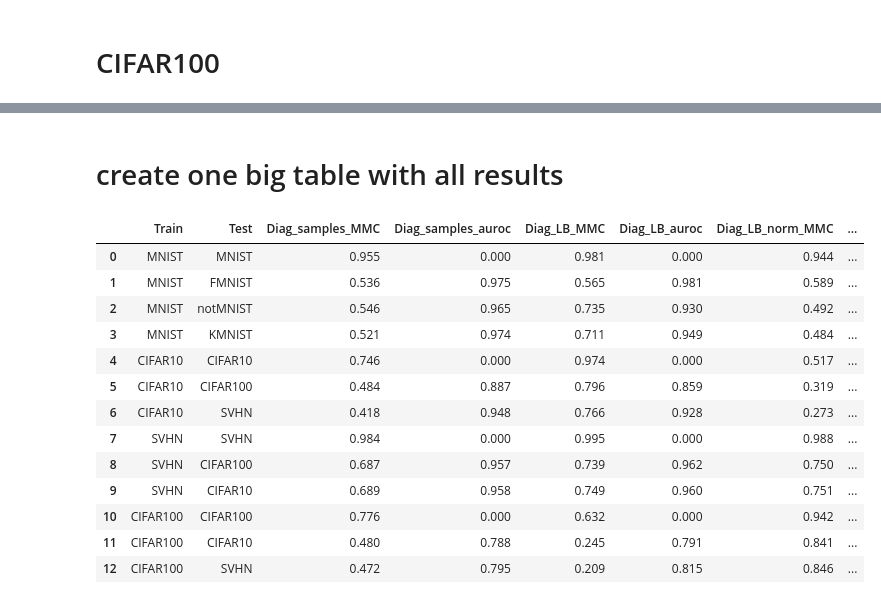
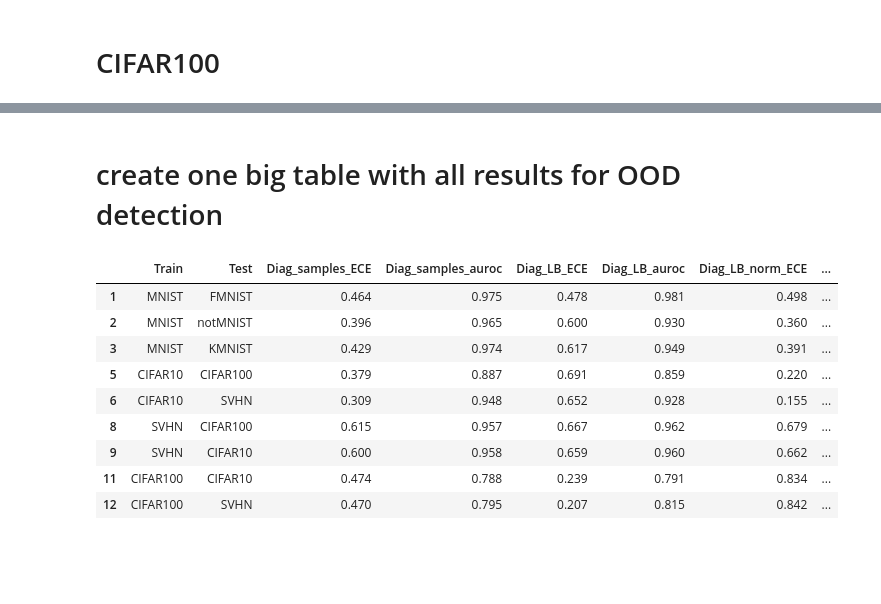
Before and after one commit to mariushobbhahn/LB_for_BNNs_official, a Jupyter notebook: Experiment_results/Analyse_results.ipynb, the cells around one changed output, grey strips where cells are left out. Drawn from its saved outputs; the diff is of its cells as text; code cells hidden in the pictures; blank space fills up the shorter version.

```diff
--- a/Experiment_results/Analyse_results.ipynb
+++ b/Experiment_results/Analyse_results.ipynb
@@ -283,12 +349,31 @@ data_SVHN = np.array([
     [df_SVHN['Diag_samples_MMC_in'].mean(), df_SVHN['Diag_samples_MMC_CIFAR100'].mean(),
      df_SVHN['Diag_samples_MMC_CIFAR10'].mean()],
     [0, df_SVHN['Diag_samples_AUROC_CIFAR100'].mean(), df_SVHN['Diag_samples_AUROC_CIFAR10'].mean()],
+    [df_SVHN['Diag_samples_NLL_in'].mean(), df_SVHN['Diag_samples_NLL_CIFAR100'].mean(),
+     df_SVHN['Diag_samples_NLL_CIFAR10'].mean()],
+    [df_SVHN['Diag_samples_ECE_in'].mean(), df_SVHN['Diag_samples_ECE_CIFAR100'].mean(),
+     df_SVHN['Diag_samples_ECE_CIFAR10'].mean()],
     [df_SVHN['Diag_LB_MMC_in'].mean(), df_SVHN['Diag_LB_MMC_CIFAR100'].mean(),
      df_SVHN['Diag_LB_MMC_CIFAR10'].mean()],
     [0, df_SVHN['Diag_LB_AUROC_CIFAR100'].mean(), df_SVHN['Diag_LB_AUROC_CIFAR10'].mean()],
+    [df_SVHN['Diag_LB_NLL_in'].mean(), df_SVHN['Diag_LB_NLL_CIFAR100'].mean(),
+     df_SVHN['Diag_LB_NLL_CIFAR10'].mean()],
+    [df_SVHN['Diag_LB_ECE_in'].mean(), df_SVHN['Diag_LB_ECE_CIFAR100'].mean(),
+     df_SVHN['Diag_LB_ECE_CIFAR10'].mean()],
     [df_SVHN['Diag_LB_norm_MMC_in'].mean(), df_SVHN['Diag_LB_norm_MMC_CIFAR100'].mean(),
      df_SVHN['Diag_LB_norm_MMC_CIFAR10'].mean()],
     [0, df_SVHN['Diag_LB_norm_AUROC_CIFAR100'].mean(), df_SVHN['Diag_LB_norm_AUROC_CIFAR10'].mean()],
+    [df_SVHN['Diag_LB_norm_NLL_in'].mean(), df_SVHN['Diag_LB_norm_NLL_CIFAR100'].mean(),
+     df_SVHN['Diag_LB_norm_NLL_CIFAR10'].mean()],
+    [df_SVHN['Diag_LB_norm_ECE_in'].mean(), df_SVHN['Diag_LB_norm_ECE_CIFAR100'].mean(),
+     df_SVHN['Diag_LB_norm_ECE_CIFAR10'].mean()],
+    [df_SVHN['Diag_PROBIT_MMC_in'].mean(), df_SVHN['Diag_PROBIT_MMC_CIFAR100'].mean(),
+     df_SVHN['Diag_PROBIT_MMC_CIFAR10'].mean()],
+    [0, df_SVHN['Diag_PROBIT_AUROC_CIFAR100'].mean(), df_SVHN['Diag_PROBIT_AUROC_CIFAR10'].mean()],
+    [df_SVHN['Diag_PROBIT_NLL_in'].mean(), df_SVHN['Diag_PROBIT_NLL_CIFAR100'].mean(),
+     df_SVHN['Diag_PROBIT_NLL_CIFAR10'].mean()],
+    [df_SVHN['Diag_PROBIT_ECE_in'].mean(), df_SVHN['Diag_PROBIT_ECE_CIFAR100'].mean(),
+     df_SVHN['Diag_PROBIT_ECE_CIFAR10'].mean()],
 #     [df_SVHN['Diag_EMK_MMC_in'].mean(), df_SVHN['Diag_EMK_MMC_CIFAR100'].mean(),
 #      df_SVHN['Diag_EMK_MMC_CIFAR10'].mean()],
 #     [0, df_SVHN['Diag_EMK_AUROC_CIFAR100'].mean(), df_SVHN['Diag_EMK_AUROC_CIFAR10'].mean()],
@@ -298,11 +383,10 @@ data_SVHN = np.array([
 ]).T
 
 df_diag_SVHN = pd.DataFrame(data_SVHN, columns=[
-    "Diag_samples_MMC", "Diag_samples_auroc",
-    "Diag_LB_MMC", "Diag_LB_auroc",
-    "Diag_LB_norm_MMC", "Diag_LB_norm_auroc",
-#     "Diag_EMK_MMC", "Diag_EMK_auroc",
-#     "Diag_SODPP_MMC", "Diag_SODPP_auroc"
+    "Diag_samples_MMC", "Diag_samples_auroc", "Diag_samples_NLL", "Diag_samples_ECE",
+    "Diag_LB_MMC", "Diag_LB_auroc", "Diag_LB_NLL", "Diag_LB_ECE",
+    "Diag_LB_norm_MMC", "Diag_LB_norm_auroc", "Diag_LB_norm_NLL", "Diag_LB_norm_ECE",
+    "Diag_PROBIT_MMC", "Diag_PROBIT_auroc", "Diag_PROBIT_NLL", "Diag_PROBIT_ECE"
 ])
 df_diag_SVHN
 # %% [output]
@@ -440,40 +566,42 @@ df_KFAC_CIFAR100
 # %% [markdown]
-# create one big table with all results
+# create one big table with all results for OOD detection
+# %%
+columns_d = ["Diag_samples_ECE", "Diag_samples_auroc", "Diag_LB_ECE", "Diag_LB_auroc", "Diag_LB_norm_ECE", "Diag_LB_norm_auroc"]
+columns_k = ["KFAC_samples_ECE", "KFAC_samples_auroc", "KFAC_LB_ECE", "KFAC_LB_auroc", "KFAC_LB_norm_ECE", "KFAC_LB_norm_auroc"]
 # %%
-MNIST_df_diag_kfac = pd.concat([df_diag, df_kron], axis=1)
-CIFAR10_df_diag_kfac = pd.concat([df_diag_CIFAR10, df_KFAC_CIFAR10], axis=1)
-SVHN_df_diag_kfac = pd.concat([df_diag_SVHN, df_KFAC_SVHN], axis=1)
-CIFAR100_df_diag_kfac = pd.concat([df_diag_CIFAR100, df_KFAC_CIFAR100], axis=1)
+# check ECE and AUROC for all combinations that are actually OOD
+MNIST_df_diag_kfac = pd.concat([df_MNIST_diag[columns_d], df_MNIST_kron[columns_k]], axis=1)
+CIFAR10_df_diag_kfac = pd.concat([df_diag_CIFAR10[columns_d], df_CIFAR10_K[columns_k]], axis=1)
+SVHN_df_diag_kfac = pd.concat([df_diag_SVHN[columns_d], df_SVHN_K[columns_k]], axis=1)
+CIFAR100_df_diag_kfac = pd.concat([df_diag_CIFAR100[columns_d], df_KFAC_CIFAR100[columns_k]], axis=1)
 
 # concat rows
 all_df = pd.concat([MNIST_df_diag_kfac, CIFAR10_df_diag_kfac, SVHN_df_diag_kfac, CIFAR100_df_diag_kfac], axis=0).reset_index()
 
 # add named columns
 name_columns = pd.DataFrame({
     "Train":["MNIST", "MNIST", "MNIST", "MNIST", "CIFAR10", "CIFAR10", "CIFAR10",
              "SVHN", "SVHN", "SVHN", "CIFAR100", "CIFAR100", "CIFAR100"],
     "Test":["MNIST", "FMNIST", "notMNIST", "KMNIST", "CIFAR10", "CIFAR100", "SVHN",
              "SVHN", "CIFAR100", "CIFAR10", "CIFAR100", "CIFAR10", "SVHN"]
 })
 
 # combine all
 all_df = pd.concat([name_columns, all_df], axis=1).drop(['index'], axis=1)
+# drop in dist rows
+all_df = all_df.drop([0, 4, 7, 10])
 all_df
 # %% [output]
-|  | Train | Test | Diag_samples_MMC | Diag_samples_auroc | Diag_LB_MMC | Diag_LB_auroc | Diag_LB_norm_MMC | ... |
-| 0 | MNIST | MNIST | 0.955 | 0.000 | 0.981 | 0.000 | 0.944 | ... |
-| 1 | MNIST | FMNIST | 0.536 | 0.975 | 0.565 | 0.981 | 0.589 | ... |
-| 2 | MNIST | notMNIST | 0.546 | 0.965 | 0.735 | 0.930 | 0.492 | ... |
-| 3 | MNIST | KMNIST | 0.521 | 0.974 | 0.711 | 0.949 | 0.484 | ... |
-| 4 | CIFAR10 | CIFAR10 | 0.746 | 0.000 | 0.974 | 0.000 | 0.517 | ... |
-| 5 | CIFAR10 | CIFAR100 | 0.484 | 0.887 | 0.796 | 0.859 | 0.319 | ... |
-| 6 | CIFAR10 | SVHN | 0.418 | 0.948 | 0.766 | 0.928 | 0.273 | ... |
-| 7 | SVHN | SVHN | 0.984 | 0.000 | 0.995 | 0.000 | 0.988 | ... |
-| 8 | SVHN | CIFAR100 | 0.687 | 0.957 | 0.739 | 0.962 | 0.750 | ... |
-| 9 | SVHN | CIFAR10 | 0.689 | 0.958 | 0.749 | 0.960 | 0.751 | ... |
-| 10 | CIFAR100 | CIFAR100 | 0.776 | 0.000 | 0.632 | 0.000 | 0.942 | ... |
-| 11 | CIFAR100 | CIFAR10 | 0.480 | 0.788 | 0.245 | 0.791 | 0.841 | ... |
-| 12 | CIFAR100 | SVHN | 0.472 | 0.795 | 0.209 | 0.815 | 0.846 | ... |
+|  | Train | Test | Diag_samples_ECE | Diag_samples_auroc | Diag_LB_ECE | Diag_LB_auroc | Diag_LB_norm_ECE | ... |
+| 1 | MNIST | FMNIST | 0.464 | 0.975 | 0.478 | 0.981 | 0.498 | ... |
+| 2 | MNIST | notMNIST | 0.396 | 0.965 | 0.600 | 0.930 | 0.360 | ... |
+| 3 | MNIST | KMNIST | 0.429 | 0.974 | 0.617 | 0.949 | 0.391 | ... |
+| 5 | CIFAR10 | CIFAR100 | 0.379 | 0.887 | 0.691 | 0.859 | 0.220 | ... |
+| 6 | CIFAR10 | SVHN | 0.309 | 0.948 | 0.652 | 0.928 | 0.155 | ... |
+| 8 | SVHN | CIFAR100 | 0.615 | 0.957 | 0.667 | 0.962 | 0.679 | ... |
+| 9 | SVHN | CIFAR10 | 0.600 | 0.958 | 0.659 | 0.960 | 0.662 | ... |
+| 11 | CIFAR100 | CIFAR10 | 0.474 | 0.788 | 0.239 | 0.791 | 0.834 | ... |
+| 12 | CIFAR100 | SVHN | 0.470 | 0.795 | 0.207 | 0.815 | 0.842 | ... |
 # %%
 print(all_df.to_latex(index=False))
 # %% [output]
```
Also changed, not shown: parts of 25 cells of this notebook, 14 other files.
